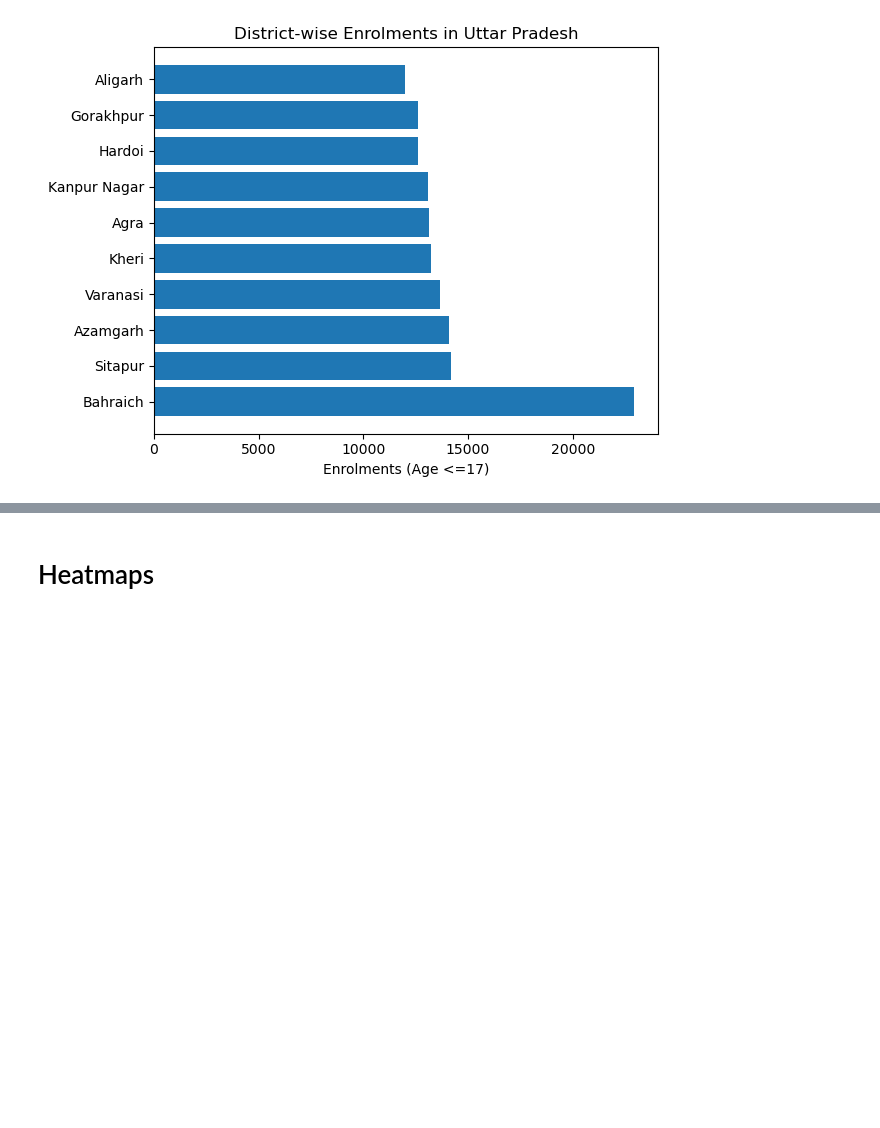
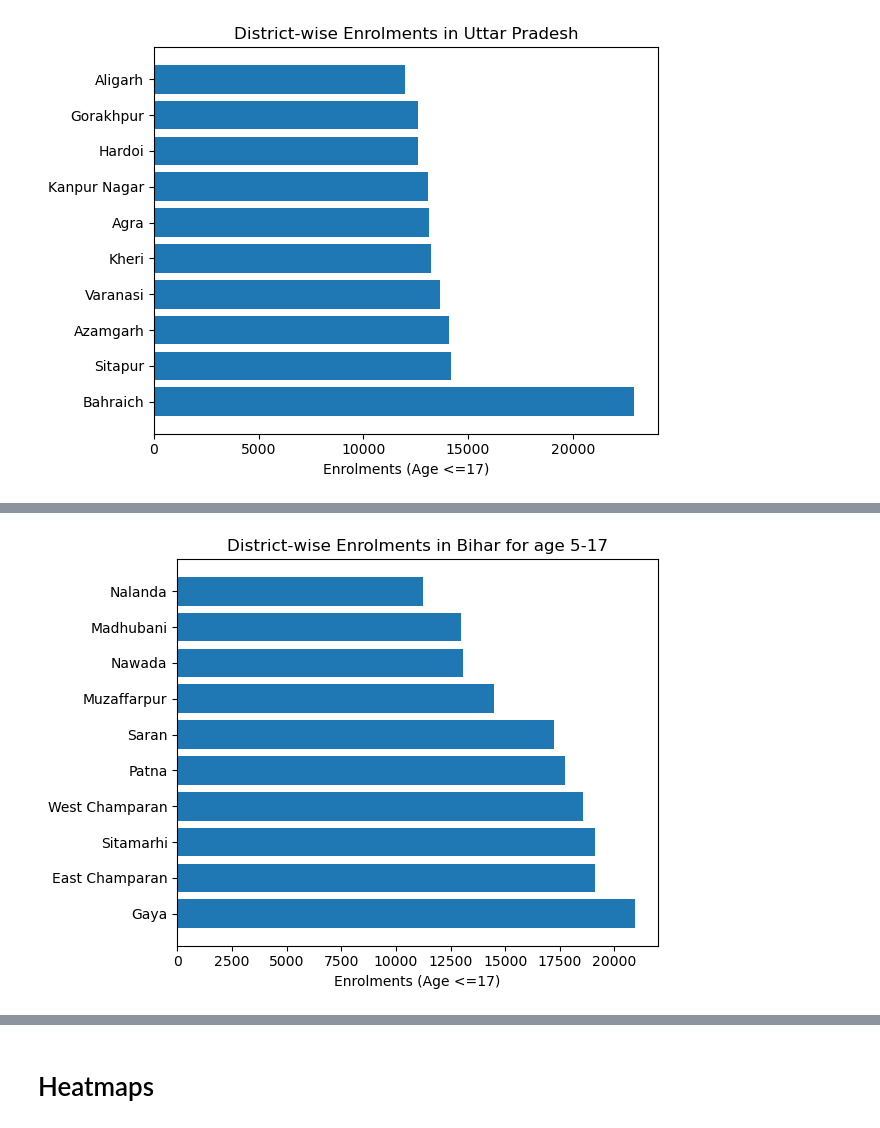
Before and after one commit to aniruddha3919/uidai-aadhar, a Jupyter notebook: MainWork/data_viz.ipynb, the cells around one changed output, grey strips where cells are left out. Cells and saved outputs as stored; diff of their text form; code cells hidden in the pictures; blank space fills up the shorter version.

```diff
--- a/MainWork/data_viz.ipynb
+++ b/MainWork/data_viz.ipynb
@@ -296,0 +310,19 @@ plt.show()
+# %%
+bihar_enr_5_17_df= final_df[final_df['state'] == 'Bihar']
+# %%
+bihar_district_dist = (
+    bihar_enr_5_17_df
+    .groupby('district')
+    .sum(numeric_only=True)
+    .reset_index()
+    .sort_values('enr_age_5_17',ascending=False)
+).head(10)
+# %%
+plt.figure()
+plt.barh(bihar_district_dist['district'], bihar_district_dist['enr_age_5_17'])
+plt.xlabel("Enrolments (Age <=17)")
+plt.title("District-wise Enrolments in Bihar for age 5-17")
+plt.tight_layout()
+plt.show()
+# %% [output]
+[figure, added]
```
Also changed, not shown: parts of 30 cells of this notebook.
